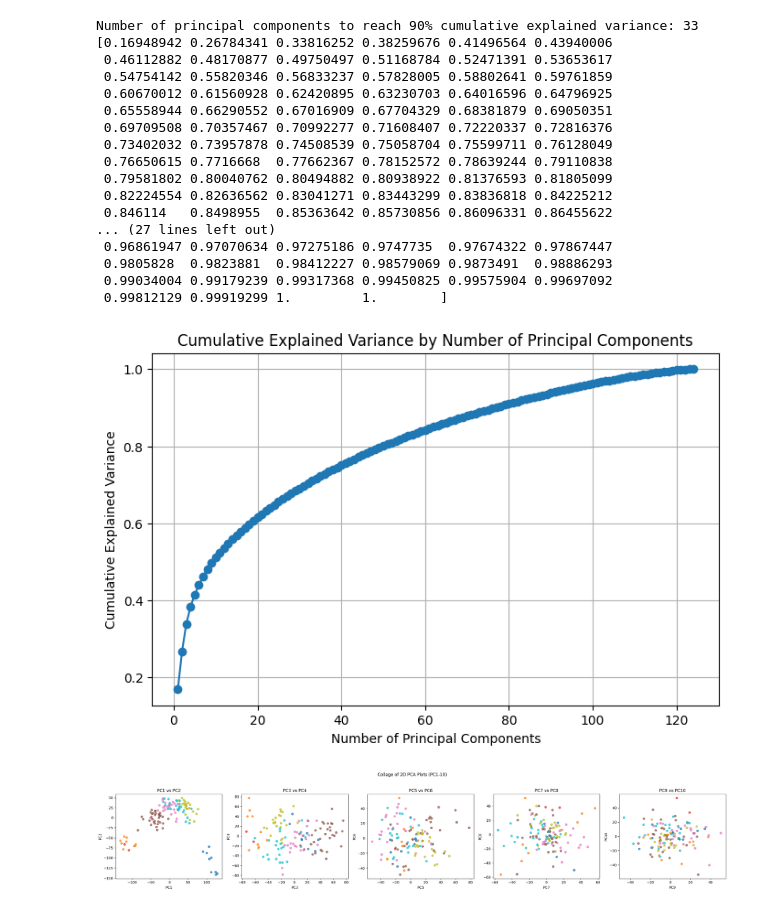
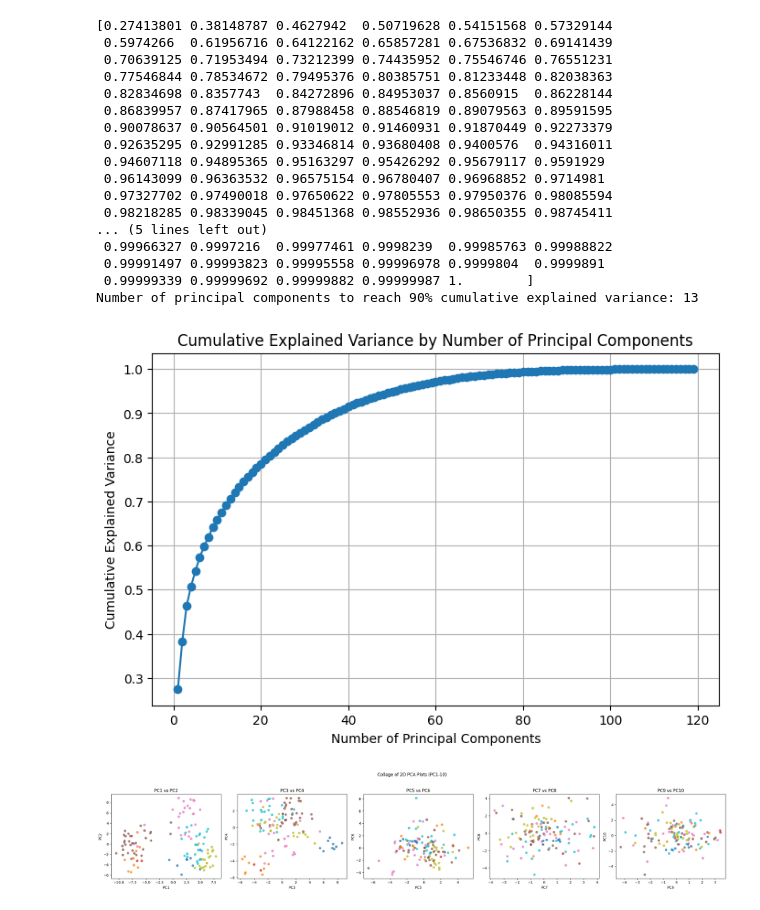
Before and after one commit to saratope/cancer-classification, a Jupyter notebook: notebooks/03_exploratory_data_analysis.ipynb, the cells around one changed output. Saved outputs shown, nothing was run; the diff lists cells and outputs as text; code cells hidden in the pictures.

```diff
--- a/notebooks/03_exploratory_data_analysis.ipynb
+++ b/notebooks/03_exploratory_data_analysis.ipynb
@@ -12,6 +14,16 @@ import umap
 
 X_train = pd.read_csv("../data/X_train.csv")
 y_train = pd.read_csv("../data/y_train.csv")
+# %%
+#Scale data and remove NaNs
+X_scaled = StandardScaler().fit_transform(X_train)
+
+# Impute NaNs in X_scaled using column means
+if np.isnan(X_scaled).any():
+    imputer = SimpleImputer(strategy='mean')
+    X_scaled_imputed = imputer.fit_transform(X_scaled)
+else:
+    X_scaled_imputed = X_scaled
 # %%
 #PCA and UMAP in 2D
 
@@ -72,49 +87,48 @@ fig_umap = px.scatter_3d(umap_df, x="UMAP1", y="UMAP2", z="UMAP3", color="Label"
 fig_umap.show()
 # %%
 # Find the number of principal components needed to reach 90% cumulative explained variance
+pca = PCA()
+pca.fit(X_scaled_imputed)
+explained_variance = pca.explained_variance_ratio_
+cumulative_variance = explained_variance.cumsum()
+
+print(cumulative_variance)
 
 threshold = 0.7
 num_components_90 = np.argmax(cumulative_variance >= threshold) + 1
 print(f"Number of principal components to reach 90% cumulative explained variance: {num_components_90}")
-
-pca = PCA()
-pca.fit(X_scaled)
-explained_variance = pca.explained_variance_ratio_
-cumulative_variance = explained_variance.cumsum()
-
-print(cumulative_variance)
 
 plt.figure(figsize=(8, 5))
 plt.plot(range(1, len(cumulative_variance) + 1), cumulative_variance, marker='o')
 plt.xlabel('Number of Principal Components')
 plt.ylabel('Cumulative Explained Variance')
 plt.title('Cumulative Explained Variance by Number of Principal Components')
 plt.grid(True)
 plt.show()
 # %% [output]
-Number of principal components to reach 90% cumulative explained variance: 33
-[0.16948942 0.26784341 0.33816252 0.38259676 0.41496564 0.43940006
- 0.46112882 0.48170877 0.49750497 0.51168784 0.52471391 0.53653617
- 0.54754142 0.55820346 0.56833237 0.57828005 0.58802641 0.59761859
- 0.60670012 0.61560928 0.62420895 0.63230703 0.64016596 0.64796925
- 0.65558944 0.66290552 0.67016909 0.67704329 0.68381879 0.69050351
- 0.69709508 0.70357467 0.70992277 0.71608407 0.72220337 0.72816376
- 0.73402032 0.73957878 0.74508539 0.75058704 0.75599711 0.76128049
- 0.76650615 0.7716668  0.77662367 0.78152572 0.78639244 0.79110838
- 0.79581802 0.80040762 0.80494882 0.80938922 0.81376593 0.81805099
- 0.82224554 0.82636562 0.83041271 0.83443299 0.83836818 0.84225212
- 0.846114   0.8498955  0.85363642 0.85730856 0.86096331 0.86455622
-... (27 lines left out)
- 0.96861947 0.97070634 0.97275186 0.9747735  0.97674322 0.97867447
- 0.9805828  0.9823881  0.98412227 0.98579069 0.9873491  0.98886293
- 0.99034004 0.99179239 0.99317368 0.99450825 0.99575904 0.99697092
- 0.99812129 0.99919299 1.         1.        ]
+[0.27413801 0.38148787 0.4627942  0.50719628 0.54151568 0.57329144
+ 0.5974266  0.61956716 0.64122162 0.65857281 0.67536832 0.69141439
+ 0.70639125 0.71953494 0.73212399 0.74435952 0.75546746 0.76551231
+ 0.77546844 0.78534672 0.79495376 0.80385751 0.81233448 0.82038363
+ 0.82834698 0.8357743  0.84272896 0.84953037 0.8560915  0.86228144
+ 0.86839957 0.87417965 0.87988458 0.88546819 0.89079563 0.89591595
+ 0.90078637 0.90564501 0.91019012 0.91460931 0.91870449 0.92273379
+ 0.92635295 0.92991285 0.93346814 0.93680408 0.9400576  0.94316011
+ 0.94607118 0.94895365 0.95163297 0.95426292 0.95679117 0.9591929
+ 0.96143099 0.96363532 0.96575154 0.96780407 0.96968852 0.9714981
+ 0.97327702 0.97490018 0.97650622 0.97805553 0.97950376 0.98085594
+ 0.98218285 0.98339045 0.98451368 0.98552936 0.98650355 0.98745411
+... (5 lines left out)
+ 0.99966327 0.9997216  0.99977461 0.9998239  0.99985763 0.99988822
+ 0.99991497 0.99993823 0.99995558 0.99996978 0.9999804  0.9999891
+ 0.99999339 0.99999692 0.99999882 0.99999987 1.        ]
+Number of principal components to reach 90% cumulative explained variance: 13
-[figure, old version]
+[figure, new version]
 # %%
 # PCA and UMAP: Collage of 2D PCA plots for first 10 components
 pca = PCA(n_components=10)
-X_scaled = StandardScaler().fit_transform(X_train)
-pca_result = pca.fit_transform(X_scaled)
+
+pca_result = pca.fit_transform(X_scaled_imputed)
 
 fig, axes = plt.subplots(1, 5, figsize=(25, 5))
 for i in range(5):
@@ -129,7 +143,7 @@ plt.suptitle('Collage of 2D PCA Plots (PC1-10)')
 plt.tight_layout(rect=[0, 0.03, 1, 0.95])
 plt.show()
 # %% [output]
-[figure, old version]
+[figure, new version]
 # %%
 #Identify groups not based on the labels
 kmeans = KMeans(n_clusters=7)
```
Also changed, not shown: parts of 6 cells of this notebook, 5 other files.
